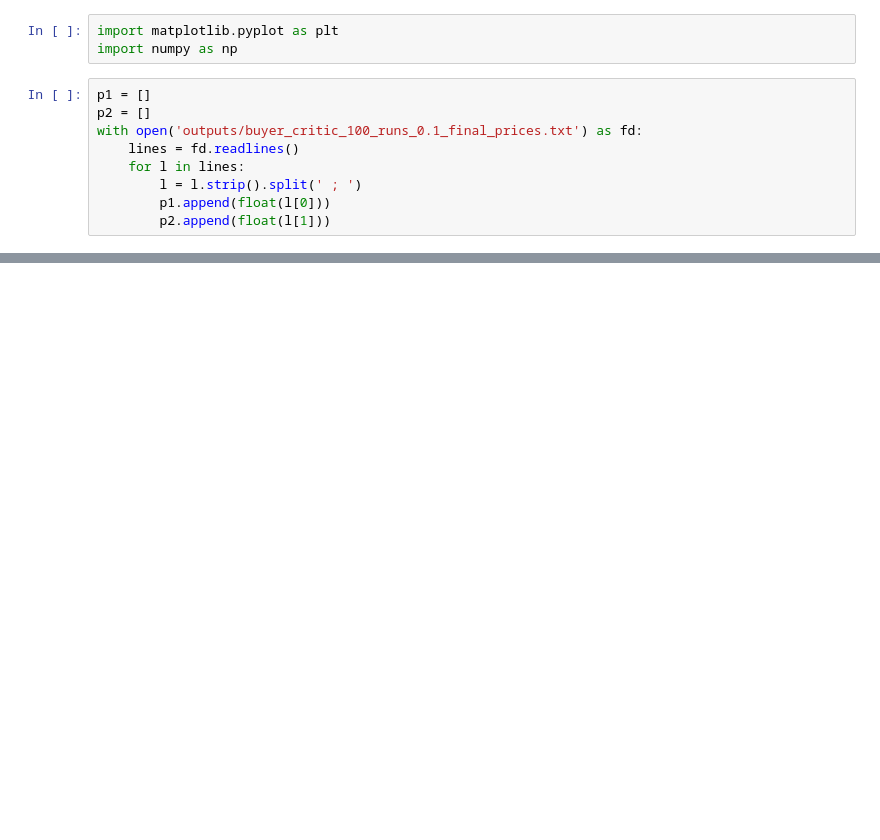
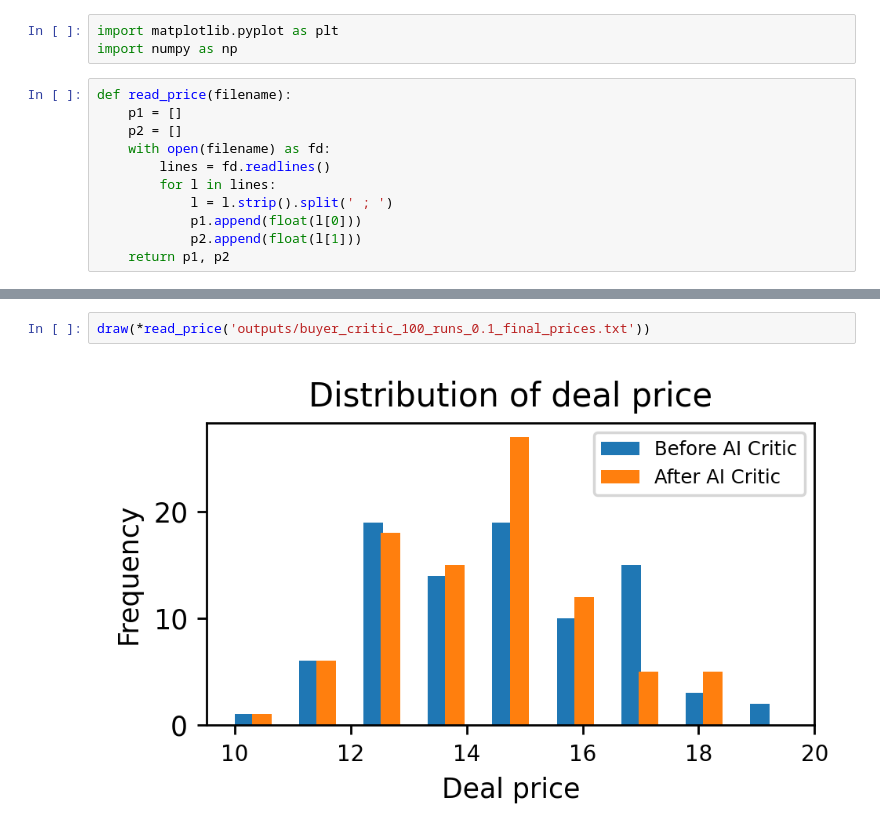
Before and after one commit to FranxYao/GPT-Bargaining, a Jupyter notebook: draw_prices.ipynb, the cells around one changed output, grey strips where cells are left out. Cells and saved outputs as stored; diff of their text form; blank space fills up the shorter version.

```diff
--- a/draw_prices.ipynb
+++ b/draw_prices.ipynb
@@ -1,13 +1,15 @@
 # %%
 import matplotlib.pyplot as plt
 import numpy as np
-# %%
-p1 = []
-p2 = []
-with open('outputs/buyer_critic_100_runs_0.1_final_prices.txt') as fd:
-    lines = fd.readlines()
-    for l in lines:
-        l = l.strip().split(' ; ')
-        p1.append(float(l[0]))
-        p2.append(float(l[1]))
+# %%
+def read_price(filename):
+    p1 = []
+    p2 = []
+    with open(filename) as fd:
+        lines = fd.readlines()
+        for l in lines:
+            l = l.strip().split(' ; ')
+            p1.append(float(l[0]))
+            p2.append(float(l[1]))
+    return p1, p2
 # %%
@@ -42,0 +56,4 @@ plt.show()
+# %%
+draw(*read_price('outputs/buyer_critic_100_runs_0.1_final_prices.txt'))
+# %% [output]
+[figure, added]
```
Also changed, not shown: parts of 20 cells of this notebook, 16 other files.
